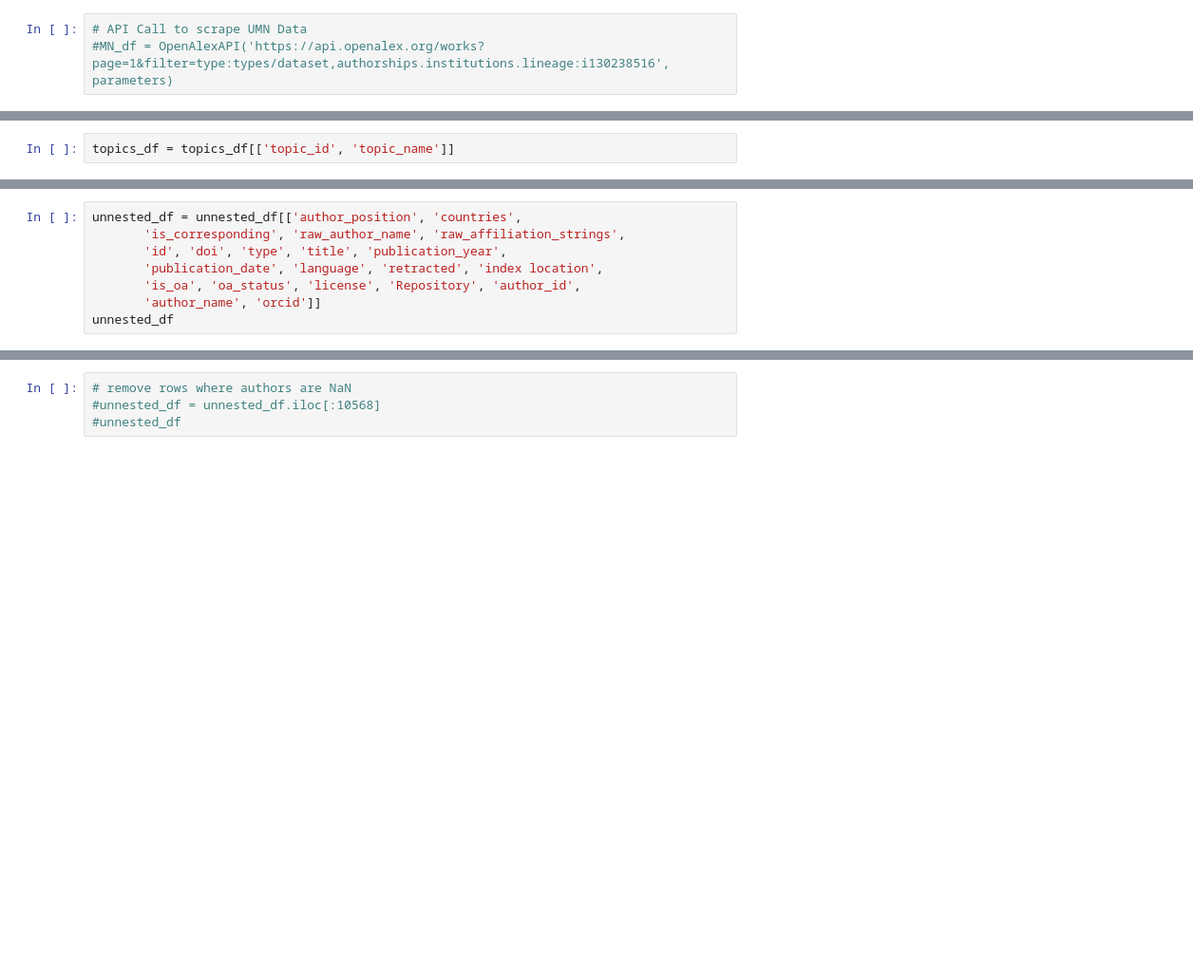
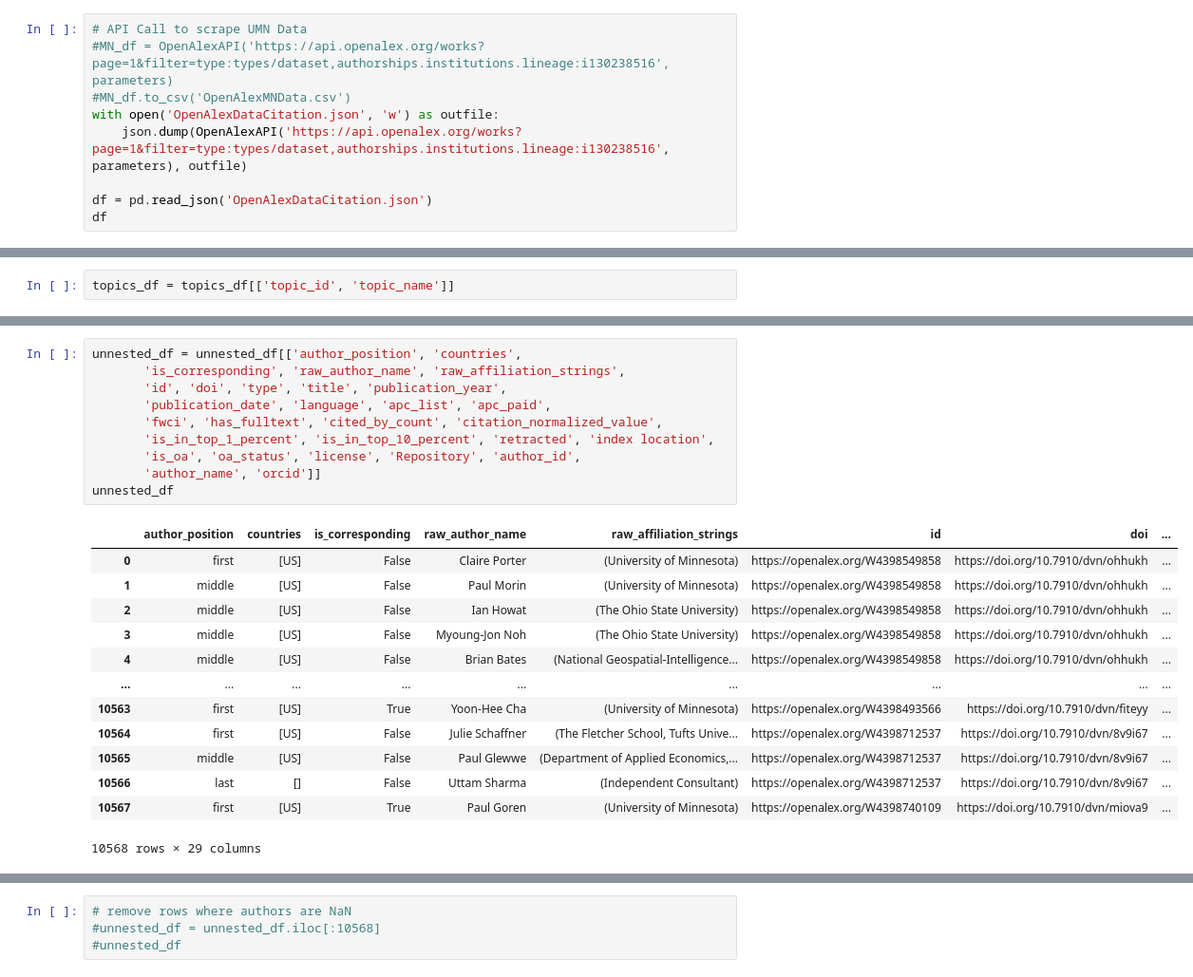
Before and after one commit to senderrr/OpenAlex, a Jupyter notebook: OpenAlex.ipynb, the cells around one changed output, grey strips where cells are left out. Shown at 95% size. Cells and saved outputs as stored; diff of their text form; blank space fills up the shorter version.

```diff
--- a/OpenAlex.ipynb
+++ b/OpenAlex.ipynb
@@ -72,3 +81,9 @@ parameters = {
 # %%
 # API Call to scrape UMN Data
 #MN_df = OpenAlexAPI('https://api.openalex.org/works?page=1&filter=type:types/dataset,authorships.institutions.lineage:i130238516', parameters)
+#MN_df.to_csv('OpenAlexMNData.csv')
+with open('OpenAlexDataCitation.json', 'w') as outfile:
+    json.dump(OpenAlexAPI('https://api.openalex.org/works?page=1&filter=type:types/dataset,authorships.institutions.lineage:i130238516', parameters), outfile)
+
+df = pd.read_json('OpenAlexDataCitation.json')
+df
@@ -234,11 +534,27 @@ unnested_df.columns
 # %%
 unnested_df = unnested_df[['author_position', 'countries',
        'is_corresponding', 'raw_author_name', 'raw_affiliation_strings',
        'id', 'doi', 'type', 'title', 'publication_year',
-       'publication_date', 'language', 'retracted', 'index location',
+       'publication_date', 'language', 'apc_list', 'apc_paid',
+       'fwci', 'has_fulltext', 'cited_by_count', 'citation_normalized_value',
+       'is_in_top_1_percent', 'is_in_top_10_percent', 'retracted', 'index location',
        'is_oa', 'oa_status', 'license', 'Repository', 'author_id',
        'author_name', 'orcid']]
 unnested_df
+# %% [output]
+|  | author_position | countries | is_corresponding | raw_author_name | raw_affiliation_strings | id | doi | ... |
+| 0 | first | [US] | False | Claire Porter | (University of Minnesota) | https://openalex.org/W4398549858 | https://doi.org/10.7910/dvn/ohhukh | ... |
+| 1 | middle | [US] | False | Paul Morin | (University of Minnesota) | https://openalex.org/W4398549858 | https://doi.org/10.7910/dvn/ohhukh | ... |
+| 2 | middle | [US] | False | Ian Howat | (The Ohio State University) | https://openalex.org/W4398549858 | https://doi.org/10.7910/dvn/ohhukh | ... |
+| 3 | middle | [US] | False | Myoung-Jon Noh | (The Ohio State University) | https://openalex.org/W4398549858 | https://doi.org/10.7910/dvn/ohhukh | ... |
+| 4 | middle | [US] | False | Brian Bates | (National Geospatial-Intelligence... | https://openalex.org/W4398549858 | https://doi.org/10.7910/dvn/ohhukh | ... |
+| ... | ... | ... | ... | ... | ... | ... | ... | ... |
+| 10563 | first | [US] | True | Yoon-Hee Cha | (University of Minnesota) | https://openalex.org/W4398493566 | https://doi.org/10.7910/dvn/fiteyy | ... |
+| 10564 | first | [US] | False | Julie Schaffner | (The Fletcher School, Tufts Unive... | https://openalex.org/W4398712537 | https://doi.org/10.7910/dvn/8v9i67 | ... |
+| 10565 | middle | [US] | False | Paul Glewwe | (Department of Applied Economics,... | https://openalex.org/W4398712537 | https://doi.org/10.7910/dvn/8v9i67 | ... |
+| 10566 | last | [] | False | Uttam Sharma | (Independent Consultant) | https://openalex.org/W4398712537 | https://doi.org/10.7910/dvn/8v9i67 | ... |
+| 10567 | first | [US] | True | Paul Goren | (University of Minnesota) | https://openalex.org/W4398740109 | https://doi.org/10.7910/dvn/miova9 | ... |
+10568 rows × 29 columns
 # %%
 unnested_df = pd.concat([unnested_df, merged_df], axis=1)
 unnested_df
```
Also changed, not shown: parts of 29 cells of this notebook, 1 other file.
